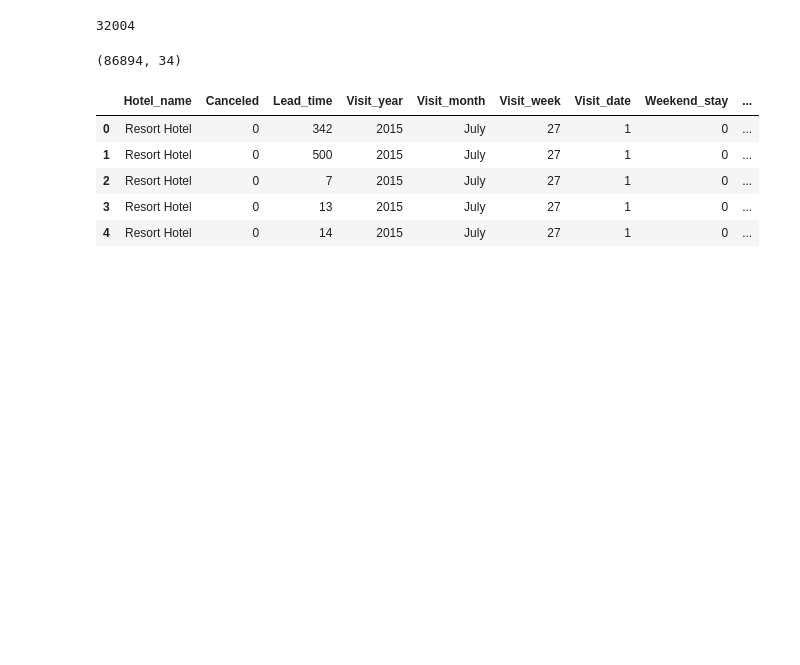
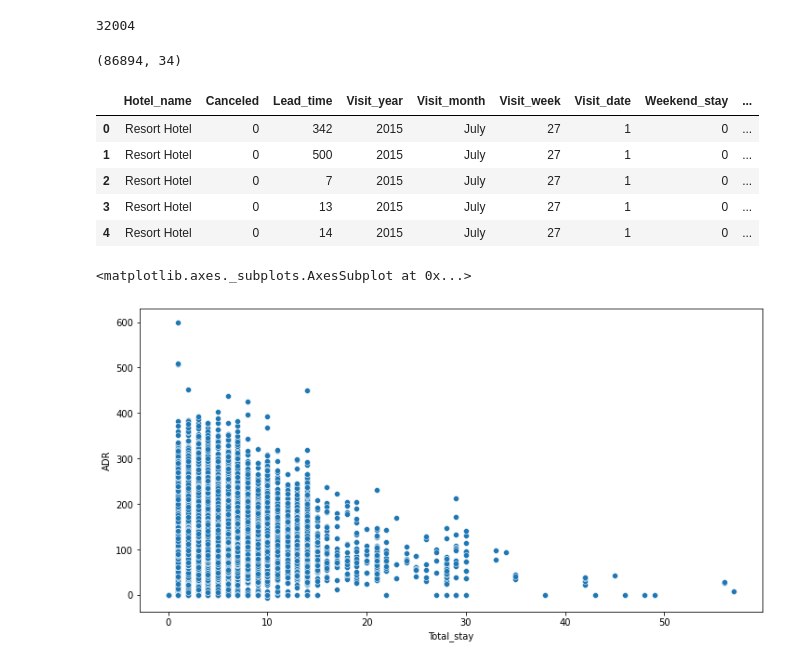
Before and after one commit to Shantanu0113/Hotel-Booking-Analysis, a Jupyter notebook: Shantanu_collab.ipynb, the cells around one changed output. Saved outputs shown, nothing was run; the diff lists cells and outputs as text; code cells hidden in the pictures; blank space fills up the shorter version.

```diff
--- a/Shantanu_collab.ipynb
+++ b/Shantanu_collab.ipynb
@@ -321,8 +322,8 @@ hotel['Total_stay'] = hotel.Weekend_stay + hotel.Weekday_stay
 # %%
 
 
-hotel['Canceled'] = hotel['Canceled'].astype('str')
-hotel['Repeated_guest'] = hotel['Repeated_guest'].astype('str')
+# hotel['Canceled'] = hotel['Canceled'].astype('str')
+# hotel['Repeated_guest'] = hotel['Repeated_guest'].astype('str')
 # %%
 hotel.info()
 # %% [output]
@@ -387,3 +388,9 @@ hotel.head()
 | 2 | Resort Hotel | 0 | 7 | 2015 | July | 27 | 1 | 0 | ... |
 | 3 | Resort Hotel | 0 | 13 | 2015 | July | 27 | 1 | 0 | ... |
 | 4 | Resort Hotel | 0 | 14 | 2015 | July | 27 | 1 | 0 | ... |
+# %%
+plt.figure(figsize=(12,6))
+sns.scatterplot(data=hotel, x='Total_stay', y='ADR')
+# %% [output]
+<matplotlib.axes._subplots.AxesSubplot at 0x...>
+[figure, added]
```
Also changed, not shown: parts of 17 cells of this notebook.
